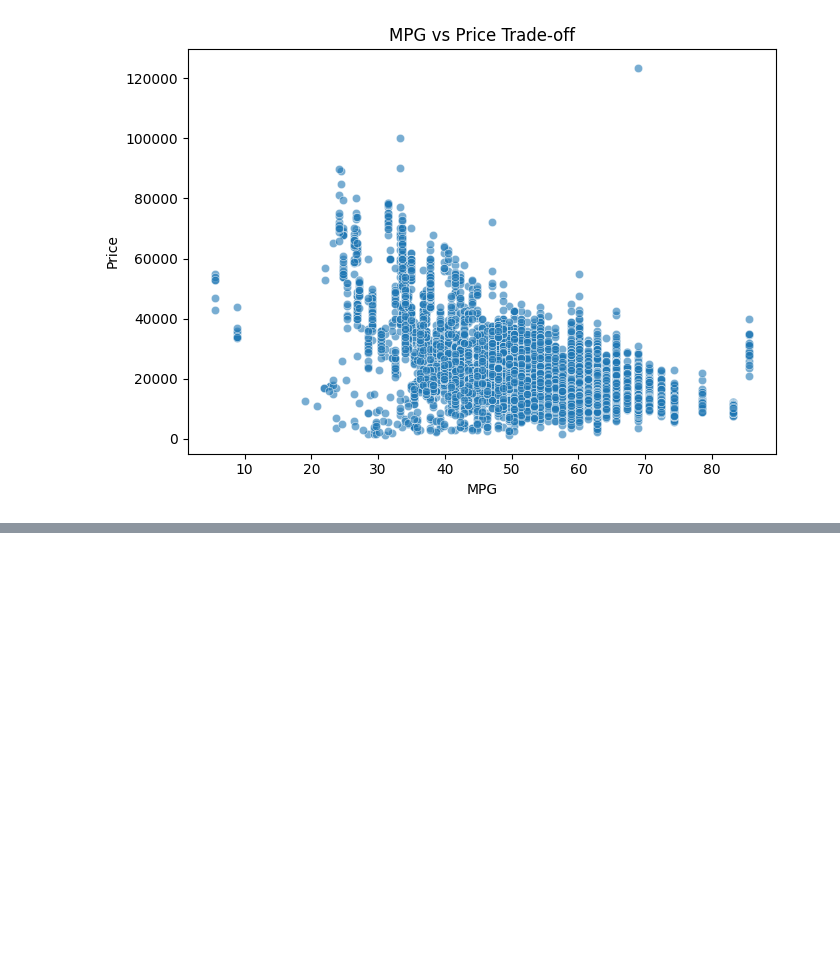
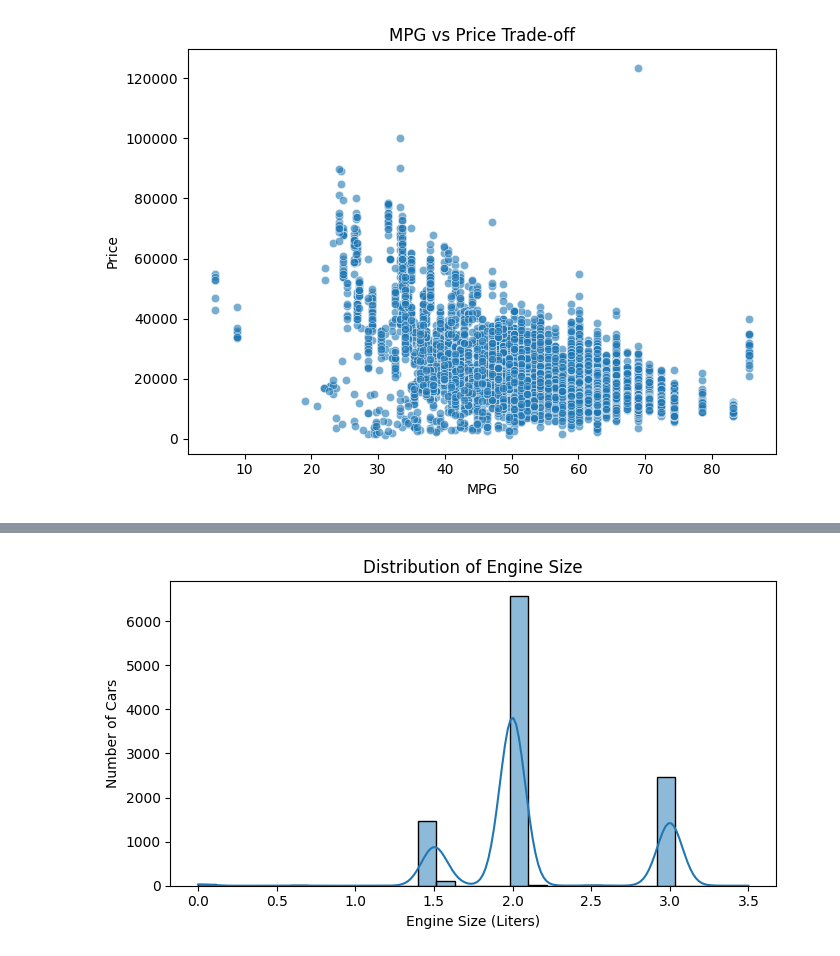
Before and after one commit to smartestnerdfromtown/Data-Analytics-Projects, a Jupyter notebook: BMW Cars Analysis/analysis.ipynb, the cells around one changed output, grey strips where cells are left out. Cells and saved outputs as stored; diff of their text form; code cells hidden in the pictures; blank space fills up the shorter version.

Commit message:
everything related to engineSize

```diff
--- a/BMW Cars Analysis/analysis.ipynb
+++ b/BMW Cars Analysis/analysis.ipynb
@@ -396,0 +422,23 @@ plt.show()
+# %%
+df_cut = df[df["engineSize"] < 4.0]
+
+title = "Distribution of Engine Size"
+
+plt.figure(figsize=(7, 4))
+
+sns.histplot(
+    df_cut["engineSize"],
+    bins=30,
+    kde=True
+)
+
+plt.xlabel("Engine Size (Liters)")
+plt.ylabel("Number of Cars")
+plt.title(title)
+plt.tight_layout()
+
+filename = "figures/engine_size_distribution.png"
+plt.savefig(filename, dpi=300, bbox_inches="tight")
+plt.show()
+# %% [output]
+[figure, added]
```
Also changed, not shown: parts of 14 cells of this notebook, 3 other files.
